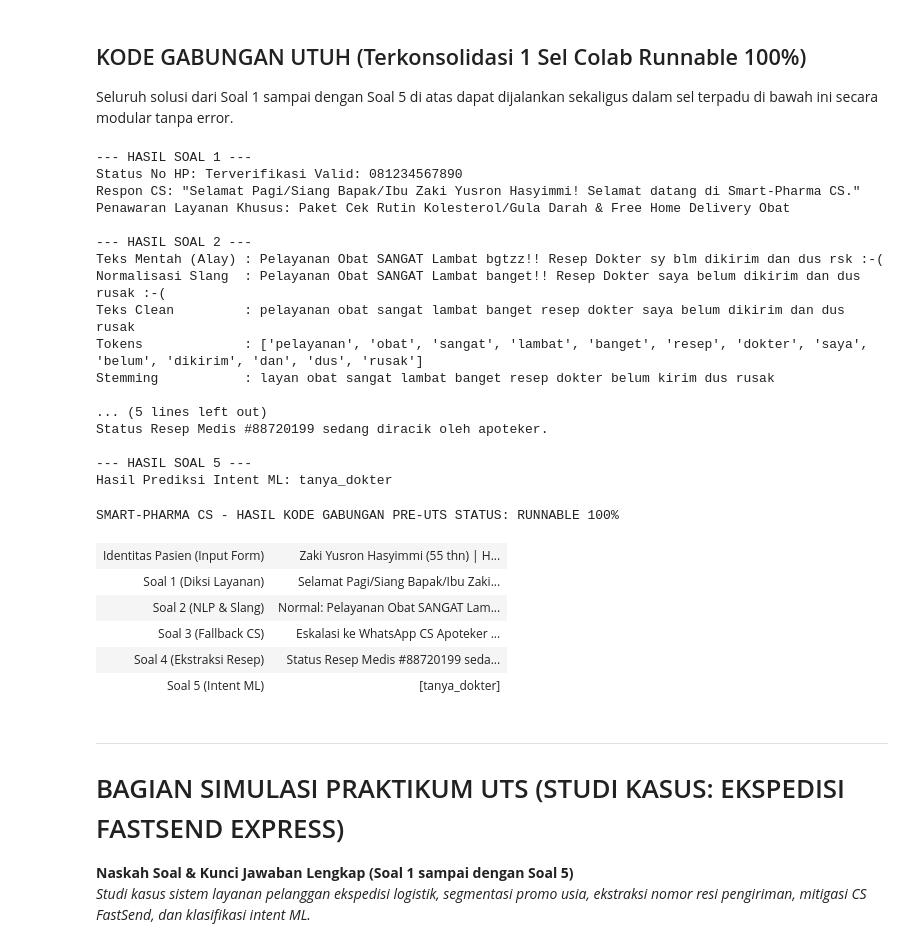
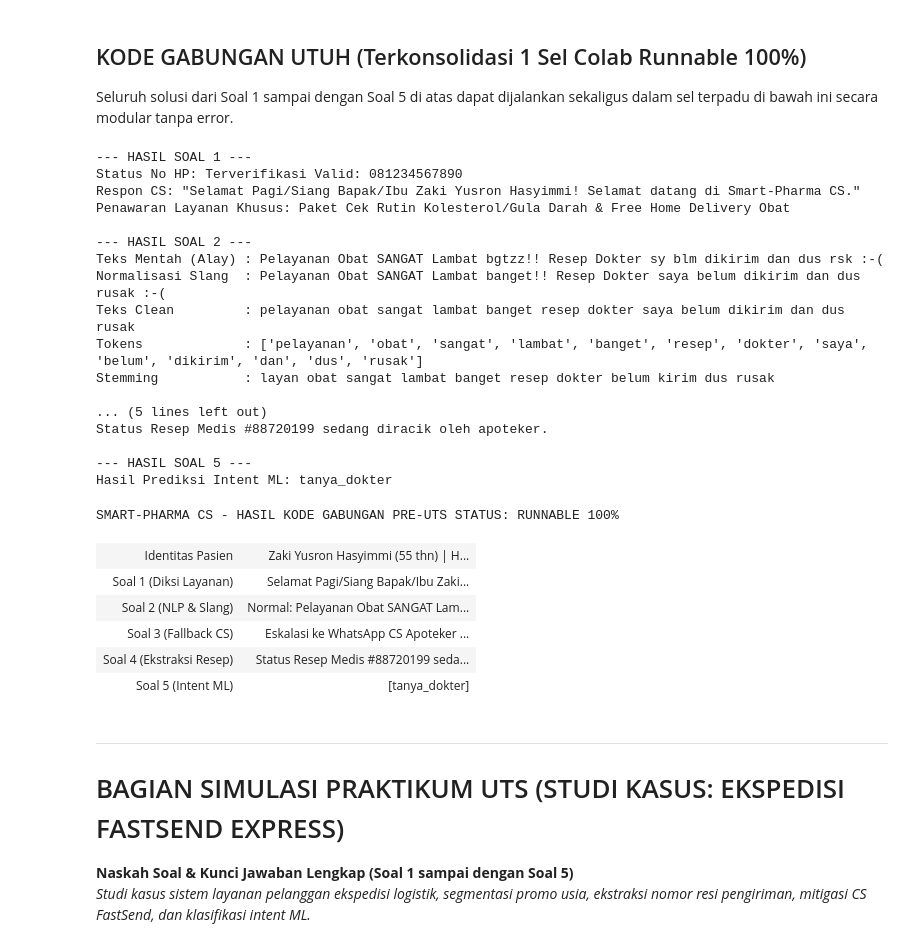
Before and after one commit to zysrnh/zysrnh, a Jupyter notebook: Praktikum AI Application For Business/Praktikum_AI_Business_Modul_1_sampai_6_Lengkap.ipynb, the cells around one changed output. Drawn from its saved outputs; the diff is of its cells as text; code cells hidden in the pictures.

Commit message:
revert: restore clean code in kode gabungan with solid flat Plus Jakarta Sans HTML/CSS cards

```diff
--- a/Praktikum AI Application For Business/Praktikum_AI_Business_Modul_1_sampai_6_Lengkap.ipynb
+++ b/Praktikum AI Application For Business/Praktikum_AI_Business_Modul_1_sampai_6_Lengkap.ipynb
@@ -791,7 +791,7 @@ class FastSendIntegratedChatbot:
         badge_bg = warna_maroon if intent != 'fallback' else warna_hitam
 
         html_code = f'''
-        <div style="@import url('https://fonts.googleapis.com/css2?family=Plus+Jakarta+Sans:wght@400;500;600;700;800&display=swap'); font-family: 'Plus Jakarta Sans', -apple-system, BlinkMacSystemFont, 'Segoe UI', Roboto, sans-serif; border: 1px solid {warna_hitam}; background-color: {warna_putih}; padding: 14px 18px; margin: 10px 0; max-width: 680px; box-sizing: border-box;">
+        <div style="font-family: -apple-system, BlinkMacSystemFont, 'Segoe UI', Roboto, sans-serif; border: 1px solid {warna_hitam}; background-color: {warna_putih}; padding: 14px 18px; margin: 10px 0; max-width: 680px; box-sizing: border-box;">
           <div style="display: flex; justify-content: space-between; align-items: center; border-bottom: 2px solid {warna_maroon}; padding-bottom: 6px; margin-bottom: 10px;">
             <span style="font-weight: 800; font-size: 13px; color: {warna_maroon}; text-transform: uppercase; letter-spacing: 0.8px;">FASTSEND AI CHATBOT</span>
             <span style="background-color: {badge_bg}; color: {warna_putih}; padding: 3px 10px; font-size: 11px; font-weight: 700; text-transform: uppercase; letter-spacing: 0.5px;">INTENT: {intent} ({conf*100:.1f}%)</span>
@@ -1021,7 +1021,7 @@ def normalisasi_alay(teks):
     def ganti_kata(m):
         k = m.group(0).lower()
         return kamus_alay.get(k, m.group(0))
-    return re.sub(r'\b[a-zA-Z0-9]+\b', ganti_kata, teks)
+    return re.sub(r'\b[a-zA-Z0-9]+\b', ganti_kata, str(teks))
 
 teks_mentah = 'Pelayanan Obat SANGAT Lambat bgtzz!! Resep Dokter sy blm dikirim dan dus rsk :-('
 teks_normal = normalisasi_alay(teks_mentah)
@@ -1184,15 +1184,9 @@ Prediksi Intent: komplain
 
 Seluruh solusi dari Soal 1 sampai dengan Soal 5 di atas dapat dijalankan sekaligus dalam sel terpadu di bawah ini secara modular tanpa error.
 # %%
-# @title FORMULIR INTERAKTIF INPUT & PIPELINE TERPADU (SMART-PHARMA CS) { run: "auto" }
 # ==============================================================================
-# PARAMETER INPUT FORMULIR INTERAKTIF (BISA DIEDIT LANGSUNG DI FORM UI)
+# KODE GABUNGAN PRE-UTS SMART-PHARMA (SOAL 1 - 5 RUNNABLE 1 SEL COLAB)
 # ==============================================================================
-nama_pasien = "Zaki Yusron Hasyimmi"  # @param {type:"string"}
-hp_pasien = "081234567890"  # @param {type:"string"}
-umur_pasien = 55  # @param {type:"slider", min:5, max:100, step:1}
-teks_mentah = "Pelayanan Obat SANGAT Lambat bgtzz!! Resep Dokter sy blm dikirim dan dus rsk :-("  # @param {type:"string"}
-
 try:
     import Sastrawi
 except ImportError:
@@ -1217,23 +1211,26 @@ from sklearn.feature_extraction.text import CountVectorizer, TfidfTransformer
 from sklearn.naive_bayes import MultinomialNB
 
 # ------------------------------------------------------------------------------
-# BAGIAN 1: DEMOGRAFI & VALIDASI KETAT NO HP & UMUR
+# BAGIAN 1: INPUT DEMOGRAFI & VALIDASI KETAT NO HP & UMUR
 # ------------------------------------------------------------------------------
-# Validasi Ketat: No HP wajib angka murni 10-15 digit tanpa huruf atau simbol
-if not re.match(r'^[0-9]{10,15}$', str(hp_pasien).strip()):
+nama_pasien = 'Zaki Yusron Hasyimmi'
+hp_pasien = '081234567890'
+umur_pasien = 55
+
+# Validasi Ketat: No HP wajib angka murni (10-15 digit), tidak boleh mengandung huruf/simbol
+if not re.match(r'^[0-9]{10,15}$', hp_pasien.strip()):
     status_hp = 'Format No HP Ditolak: Wajib angka murni 10-15 digit tanpa huruf/simbol'
 else:
-    status_hp = f'Terverifikasi Valid: {str(hp_pasien).strip()}'
+    status_hp = f'Terverifikasi Valid: {hp_pasien.strip()}'
 
 # Validasi Realistis Umur (5 - 100 Tahun)
-umur_val = int(umur_pasien) if str(umur_pasien).isdigit() else 55
-if not (5 <= umur_val <= 100):
-    umur_val = 55
+if not (5 <= umur_pasien <= 100):
+    umur_pasien = 55
 
-if umur_val < 18:
+if umur_pasien < 18:
     sapaan = f'Halo Kak {nama_pasien}'
     layanan = 'Package Vitamin Pelajar & Booster Imunitas Multivitamin'
-elif 18 <= umur_val <= 50:
+elif 18 <= umur_pasien <= 50:
     sapaan = f'Halo Kak {nama_pasien}'
     layanan = 'Voucher Telekonsultasi Dokter & Vitamin Work-Life Balance'
 else:
@@ -1263,6 +1260,7 @@ def normalisasi_alay(teks):
         return kamus_alay.get(k, m.group(0))
     return re.sub(r'\b[a-zA-Z0-9]+\b', ganti_kata, str(teks))
 
+teks_mentah = 'Pelayanan Obat SANGAT Lambat bgtzz!! Resep Dokter sy blm dikirim dan dus rsk :-('
 teks_normal = normalisasi_alay(teks_mentah)
 teks_clean = re.sub(r'[^a-zA-Z0-9\s]', '', teks_normal.lower())
 tokens = word_tokenize(teks_clean)
@@ -1325,7 +1323,7 @@ print('--- HASIL SOAL 5 ---')
 print('Hasil Prediksi Intent ML:', hasil_prediksi)
 
 # ------------------------------------------------------------------------------
-# VISUALISASI HTML/CSS SOLID FLAT PLUS JAKARTA SANS (HITAM, PUTIH, MAROON)
+# VISUALISASI HTML/CSS SOLID FLAT (HITAM, PUTIH, MAROON)
 # ------------------------------------------------------------------------------
 try:
     from IPython.display import display, HTML
@@ -1334,27 +1332,15 @@ except ImportError:
     def HTML(s): return s
 
 html_pharma_card = f'''
-<style>
-  @import url('https://fonts.googleapis.com/css2?family=Plus+Jakarta+Sans:wght@400;500;600;700;800&display=swap');
-  .pharma-card {{
-    font-family: 'Plus Jakarta Sans', -apple-system, BlinkMacSystemFont, 'Segoe UI', Roboto, sans-serif;
-    border: 1px solid #000000;
-    background-color: #ffffff;
-    padding: 16px 20px;
-    margin: 14px 0;
-    max-width: 720px;
-    box-sizing: border-box;
-  }}
-</style>
-<div class="pharma-card">
+<div style="@import url('https://fonts.googleapis.com/css2?family=Plus+Jakarta+Sans:wght@400;500;600;700;800&display=swap'); font-family: 'Plus Jakarta Sans', -apple-system, BlinkMacSystemFont, 'Segoe UI', Roboto, sans-serif; border: 1px solid #000000; background-color: #ffffff; padding: 16px 20px; margin: 14px 0; max-width: 720px; box-sizing: border-box;">
   <div style="display: flex; justify-content: space-between; align-items: center; border-bottom: 2px solid #800000; padding-bottom: 8px; margin-bottom: 12px;">
     <span style="font-weight: 800; font-size: 13px; color: #800000; text-transform: uppercase; letter-spacing: 0.8px;">SMART-PHARMA CS - HASIL KODE GABUNGAN PRE-UTS</span>
     <span style="background-color: #800000; color: #ffffff; padding: 3px 10px; font-size: 11px; font-weight: 700; text-transform: uppercase; letter-spacing: 0.5px;">STATUS: RUNNABLE 100%</span>
   </div>
   <table style="width: 100%; border-collapse: collapse; font-size: 12px; line-height: 1.6; color: #000000;">
     <tr style="border-bottom: 1px solid #e5e7eb;">
-      <td style="padding: 6px 0; width: 160px; font-weight: 700; color: #800000;">Identitas Pasien (Input Form)</td>
-      <td style="padding: 6px 0;"><strong>{nama_pasien}</strong> ({umur_val} thn) | HP: {hp_pasien} [{status_hp}]</td>
+      <td style="padding: 6px 0; width: 160px; font-weight: 700; color: #800000;">Identitas Pasien</td>
+      <td style="padding: 6px 0;"><strong>{nama_pasien}</strong> ({umur_pasien} thn) | HP: {hp_pasien} [{status_hp}]</td>
     </tr>
     <tr style="border-bottom: 1px solid #e5e7eb;">
       <td style="padding: 6px 0; font-weight: 700; color: #800000;">Soal 1 (Diksi Layanan)</td>
@@ -1372,34 +1358,34 @@ html_pharma_card = f'''
       <td style="padding: 6px 0; font-weight: 700; color: #800000;">Soal 4 (Ekstraksi Resep)</td>
       <td style="padding: 6px 0;">{verifikasi_resep_integrated('Tolong cek lokasi racikan resep: 88720199')}</td>
     </tr>
     <tr>
       <td style="padding: 6px 0; font-weight: 700; color: #800000;">Soal 5 (Intent ML)</td>
       <td style="padding: 6px 0; font-weight: 700; color: #800000;">[{hasil_prediksi}]</td>
     </tr>
   </table>
 </div>
 '''
 display(HTML(html_pharma_card))
 # %% [output]
 --- HASIL SOAL 1 ---
 Status No HP: Terverifikasi Valid: 081234567890
 Respon CS: "Selamat Pagi/Siang Bapak/Ibu Zaki Yusron Hasyimmi! Selamat datang di Smart-Pharma CS."
 Penawaran Layanan Khusus: Paket Cek Rutin Kolesterol/Gula Darah & Free Home Delivery Obat
 
 --- HASIL SOAL 2 ---
 Teks Mentah (Alay) : Pelayanan Obat SANGAT Lambat bgtzz!! Resep Dokter sy blm dikirim dan dus rsk :-(
 Normalisasi Slang  : Pelayanan Obat SANGAT Lambat banget!! Resep Dokter saya belum dikirim dan dus rusak :-(
 Teks Clean         : pelayanan obat sangat lambat banget resep dokter saya belum dikirim dan dus rusak
 Tokens             : ['pelayanan', 'obat', 'sangat', 'lambat', 'banget', 'resep', 'dokter', 'saya', 'belum', 'dikirim', 'dan', 'dus', 'rusak']
 Stemming           : layan obat sangat lambat banget resep dokter belum kirim dus rusak
 
 ... (5 lines left out)
 Status Resep Medis #88720199 sedang diracik oleh apoteker.
 
 --- HASIL SOAL 5 ---
 Hasil Prediksi Intent ML: tanya_dokter
 SMART-PHARMA CS - HASIL KODE GABUNGAN PRE-UTS STATUS: RUNNABLE 100%
-| Identitas Pasien (Input Form) | Zaki Yusron Hasyimmi (55 thn) | H... |
+| Identitas Pasien | Zaki Yusron Hasyimmi (55 thn) | H... |
 | Soal 1 (Diksi Layanan) | Selamat Pagi/Siang Bapak/Ibu Zaki... |
 | Soal 2 (NLP & Slang) | Normal: Pelayanan Obat SANGAT Lam... |
 | Soal 3 (Fallback CS) | Eskalasi ke WhatsApp CS Apoteker ... |
```
Also changed, not shown: parts of 6 cells of this notebook.
